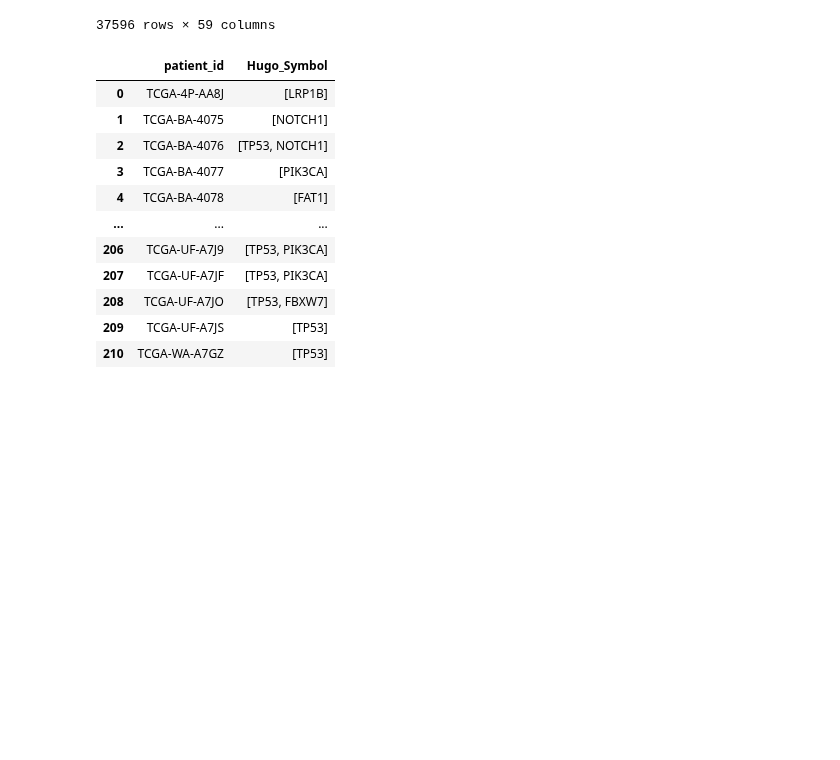
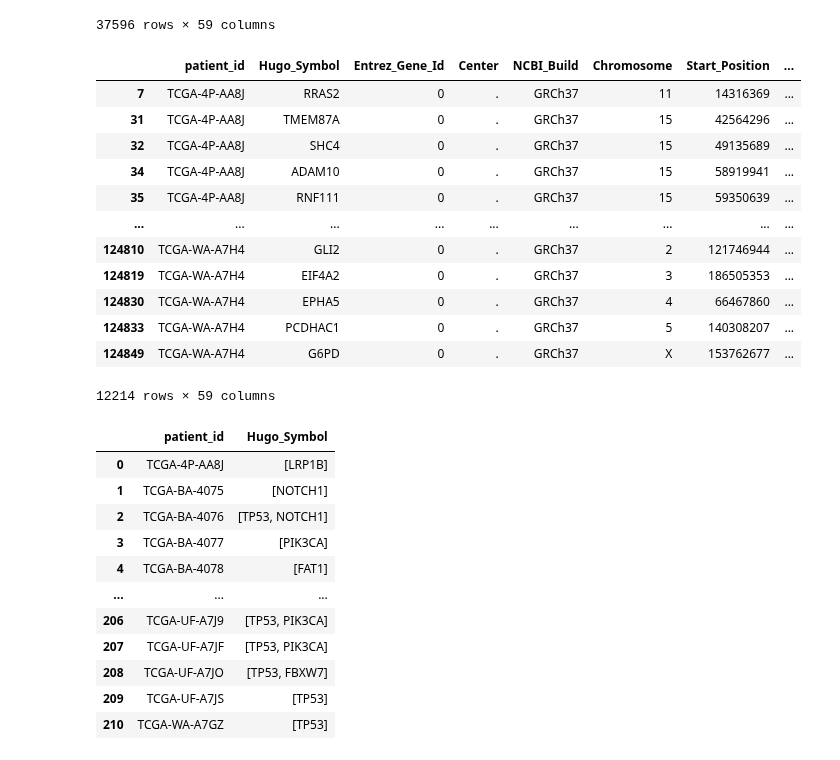
Before and after one commit to Harrison-Q-Ma/BNFO285_Projects, a Jupyter notebook: project_5/Dan/Mutational_encoding.ipynb, the cells around one changed output. Drawn from its saved outputs; the diff is of its cells as text; code cells hidden in the pictures; blank space fills up the shorter version.

Commit message:
updated mutation encoding

```diff
--- a/project_5/Dan/Mutational_encoding.ipynb
+++ b/project_5/Dan/Mutational_encoding.ipynb
@@ -23,6 +23,22 @@ mutations
 37596 rows × 59 columns
 # %%
 polyphen_mutations = mutations.loc[mutations['PolyPhen'].apply(lambda x: float(x.split('(')[-1].split(')')[0]) > 0.9 if x != '.' else False)]
+# %%
+polyphen_mutations
+# %% [output]
+|  | patient_id | Hugo_Symbol | Entrez_Gene_Id | Center | NCBI_Build | Chromosome | Start_Position | ... |
+| 7 | TCGA-4P-AA8J | RRAS2 | 0 | . | GRCh37 | 11 | 14316369 | ... |
+| 31 | TCGA-4P-AA8J | TMEM87A | 0 | . | GRCh37 | 15 | 42564296 | ... |
+| 32 | TCGA-4P-AA8J | SHC4 | 0 | . | GRCh37 | 15 | 49135689 | ... |
+| 34 | TCGA-4P-AA8J | ADAM10 | 0 | . | GRCh37 | 15 | 58919941 | ... |
+| 35 | TCGA-4P-AA8J | RNF111 | 0 | . | GRCh37 | 15 | 59350639 | ... |
+| ... | ... | ... | ... | ... | ... | ... | ... | ... |
+| 124810 | TCGA-WA-A7H4 | GLI2 | 0 | . | GRCh37 | 2 | 121746944 | ... |
+| 124819 | TCGA-WA-A7H4 | EIF4A2 | 0 | . | GRCh37 | 3 | 186505353 | ... |
+| 124830 | TCGA-WA-A7H4 | EPHA5 | 0 | . | GRCh37 | 4 | 66467860 | ... |
+| 124833 | TCGA-WA-A7H4 | PCDHAC1 | 0 | . | GRCh37 | 5 | 140308207 | ... |
+| 124849 | TCGA-WA-A7H4 | G6PD | 0 | . | GRCh37 | X | 153762677 | ... |
+12214 rows × 59 columns
 # %%
 grouped_by_gene = polyphen_mutations.groupby(by = 'Hugo_Symbol').agg({'patient_id' : 'nunique'}).reset_index()
 top_genes = grouped_by_gene.loc[grouped_by_gene['patient_id'] > 10]
```
